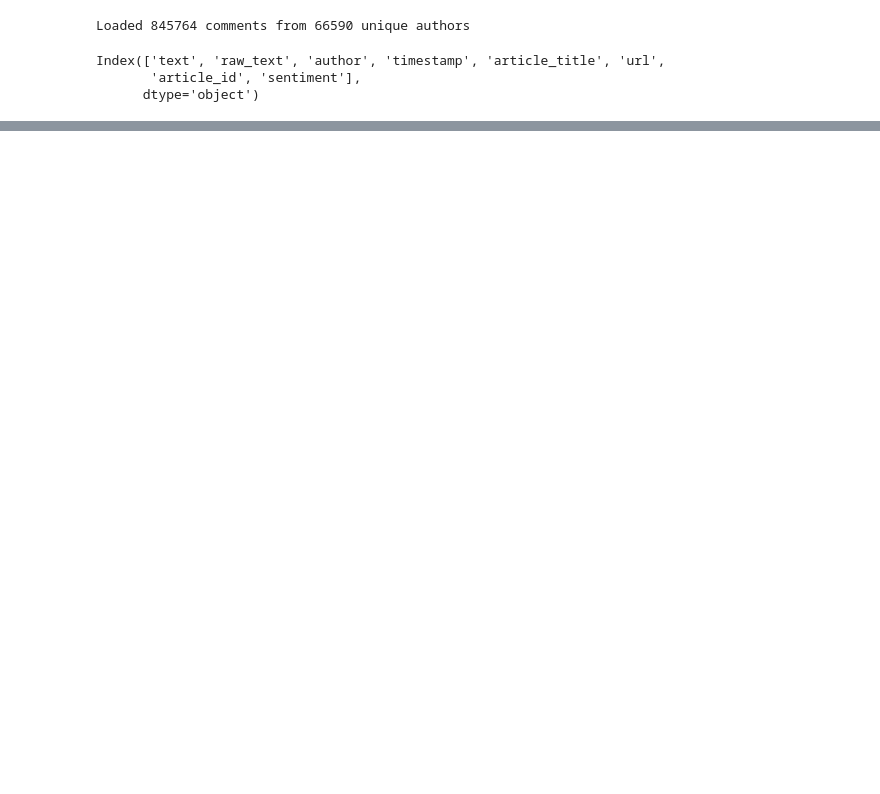
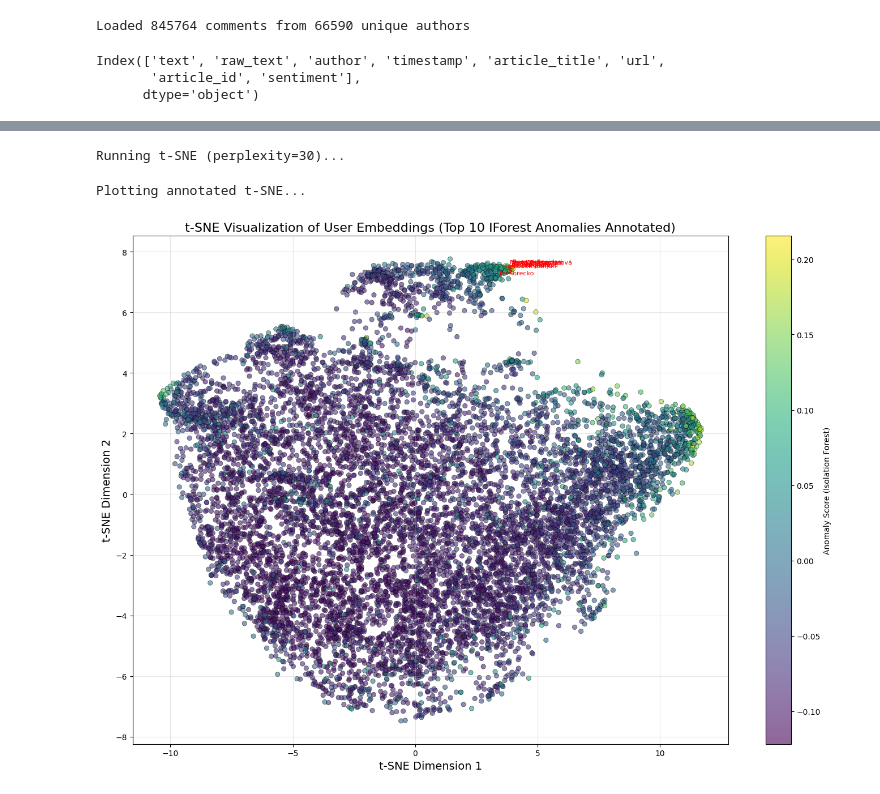
Before and after one commit to ziggyplayedguitar/nlp_thesis, a Jupyter notebook: workspace/notebooks/05_anomaly.ipynb, the cells around one changed output, grey strips where cells are left out. Saved outputs shown, nothing was run; the diff lists cells and outputs as text; code cells hidden in the pictures; blank space fills up the shorter version.

```diff
--- a/workspace/notebooks/05_anomaly.ipynb
+++ b/workspace/notebooks/05_anomaly.ipynb
@@ -134,0 +225,66 @@ print(results_df.head(10))
+# %%
+# t-SNE Visualization with Annotations
+# Ensure we have enough data points for t-SNE perplexity
+perplexity_val = min(30, account_embeddings.shape[0] - 1)
+if perplexity_val <= 0:
+    print("Not enough samples for t-SNE visualization.")
+else:
+    print(f"Running t-SNE (perplexity={perplexity_val})...")
+    tsne = TSNE(n_components=2, random_state=42, perplexity=perplexity_val, max_iter=300, n_jobs=-1) # Reduced iterations, added n_jobs
+    tsne_embs = tsne.fit_transform(account_embeddings)
+
+    print("Plotting annotated t-SNE...")
+    plt.figure(figsize=(14, 10)) # Larger plot for annotations
+
+    # Determine coloring
+    scatter_color_data = scores_iforest
+    color_label = "Anomaly Score (Isolation Forest)"
+    cmap = "viridis"
+
+    scatter = plt.scatter(
+        tsne_embs[:, 0],
+        tsne_embs[:, 1],
+        c=scatter_color_data,
+        cmap=cmap,
+        alpha=0.6,
+        edgecolor='k',
+        linewidth=0.5,
+        norm=plt.Normalize(vmin=np.nanmin(scatter_color_data), vmax=np.nanmax(scatter_color_data)) if cmap != "coolwarm" else None # Normalize non-categorical
+    )
+
+    plt.colorbar(scatter, label=color_label)
+    plt.title(f"t-SNE Visualization of User Embeddings (Top {ANNOTATE_TOP_N} IForest Anomalies Annotated)", fontsize=16)
+    plt.xlabel("t-SNE Dimension 1", fontsize=14)
+    plt.ylabel("t-SNE Dimension 2", fontsize=14)
+    plt.grid(alpha=0.3)
+
+    # Add Annotations for Top N authors (from the filtered results)
+    top_authors_to_annotate = results_df_filtered.head(ANNOTATE_TOP_N)
+
+    for _, row in top_authors_to_annotate.iterrows():
+        # Find the original index of the author in the 'processed_authors' list
+        try:
+            original_index = processed_authors.index(row['author'])
+            plt.annotate(
+                #f"{row['author']} ({row['anomaly_score_iforest']:.2f})", # Annotate with author name + score
+                 f"{row['author']}", # Annotate with author name only for less clutter
+                (tsne_embs[original_index, 0], tsne_embs[original_index, 1]),
+                textcoords="offset points",
+                xytext=(5,5),
+                ha='left',
+                fontsize=8,
+                color='red',
+                arrowprops=dict(arrowstyle="->", color='red', lw=0.5, connectionstyle="arc3,rad=0.3") # Added connection style
+            )
+        except ValueError:
+             print(f"Warning: Author '{row['author']}' not found in original processed list for annotation.")
+        except IndexError:
+             print(f"Warning: Index issue for author '{row['author']}' during annotation.")
+
+
+    plt.tight_layout()
+    plt.show()
+# %% [output]
+Running t-SNE (perplexity=30)...
+Plotting annotated t-SNE...
+[figure, added]
```
Also changed, not shown: parts of 16 cells of this notebook.
